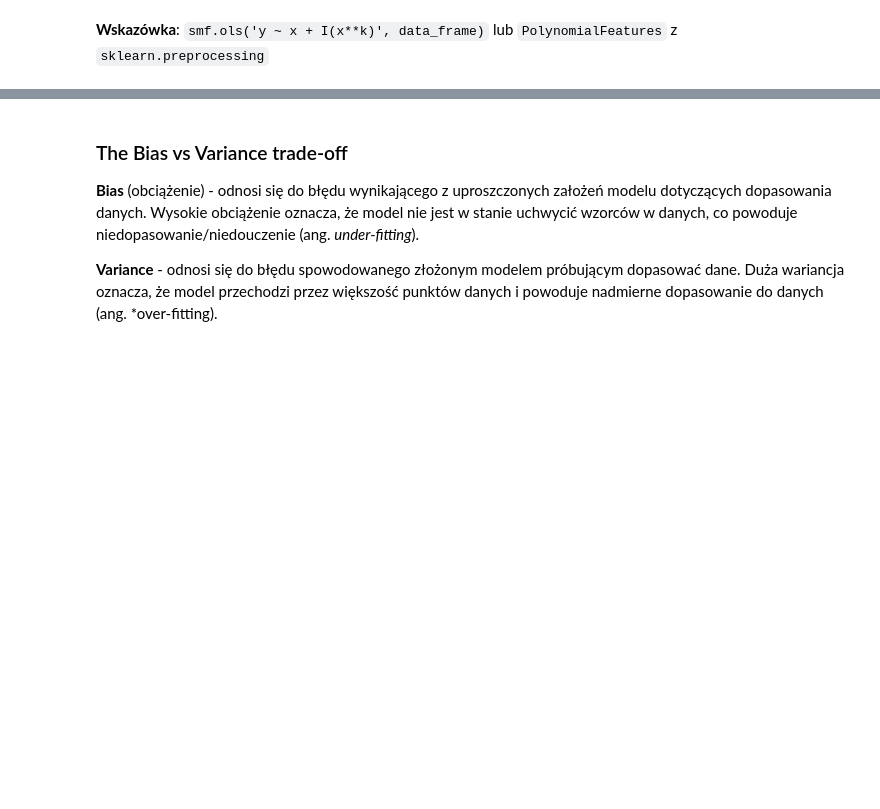
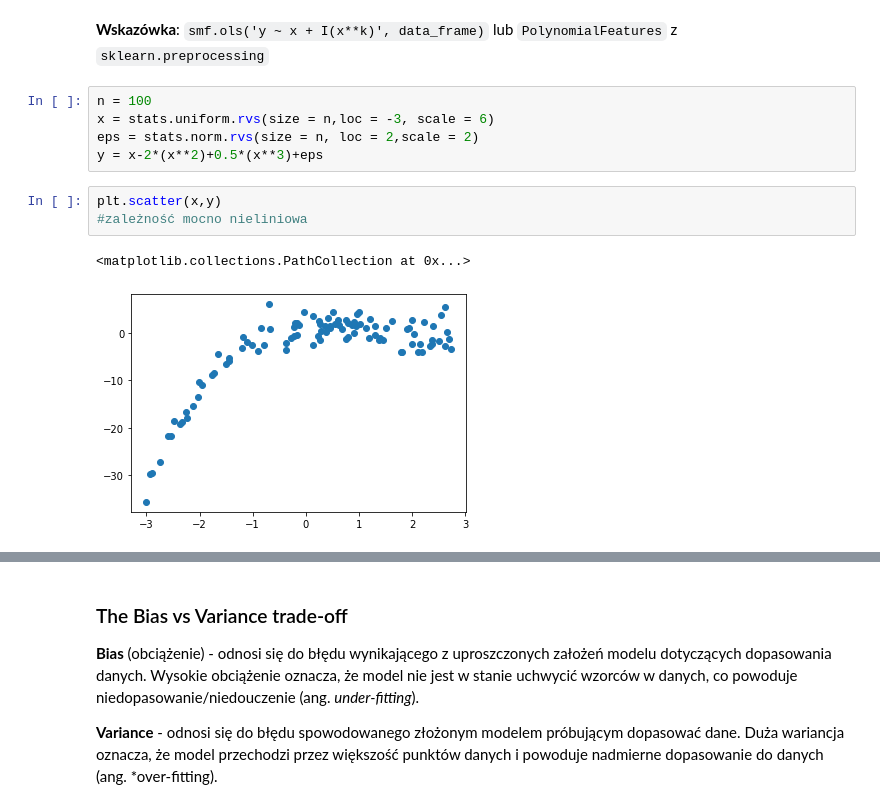
Before and after one commit to mdabrowski-phd/ds250223_regression, a Jupyter notebook: workshops/05_regresja/04_regresja_wielomianowa.ipynb, the cells around one changed output, grey strips where cells are left out. Saved outputs shown, nothing was run; the diff lists cells and outputs as text; blank space fills up the shorter version.

```diff
--- a/workshops/05_regresja/04_regresja_wielomianowa.ipynb
+++ b/workshops/05_regresja/04_regresja_wielomianowa.ipynb
@@ -29,3 +29,14 @@ c) regresji wielomianowej stopnia 3: $y=\beta_0 + \beta_1\cdot x + \beta_2\cdot
 d) regresji wielomianowej stopnia 20: $y=\beta_0 + \beta_1\cdot x + \beta_2\cdot x^2 + \ldots + \beta_{20}\cdot x^{20}$,
 # %% [markdown]
 **Wskazówka**: `smf.ols('y ~ x + I(x**k)', data_frame)` lub `PolynomialFeatures` z `sklearn.preprocessing`
+# %%
+n = 100
+x = stats.uniform.rvs(size = n,loc = -3, scale = 6)
+eps = stats.norm.rvs(size = n, loc = 2,scale = 2)
+y = x-2*(x**2)+0.5*(x**3)+eps
+# %%
+plt.scatter(x,y)
+#zależność mocno nieliniowa
+# %% [output]
+<matplotlib.collections.PathCollection at 0x...>
+[figure, added]
```
Also changed, not shown: parts of 14 cells of this notebook.
